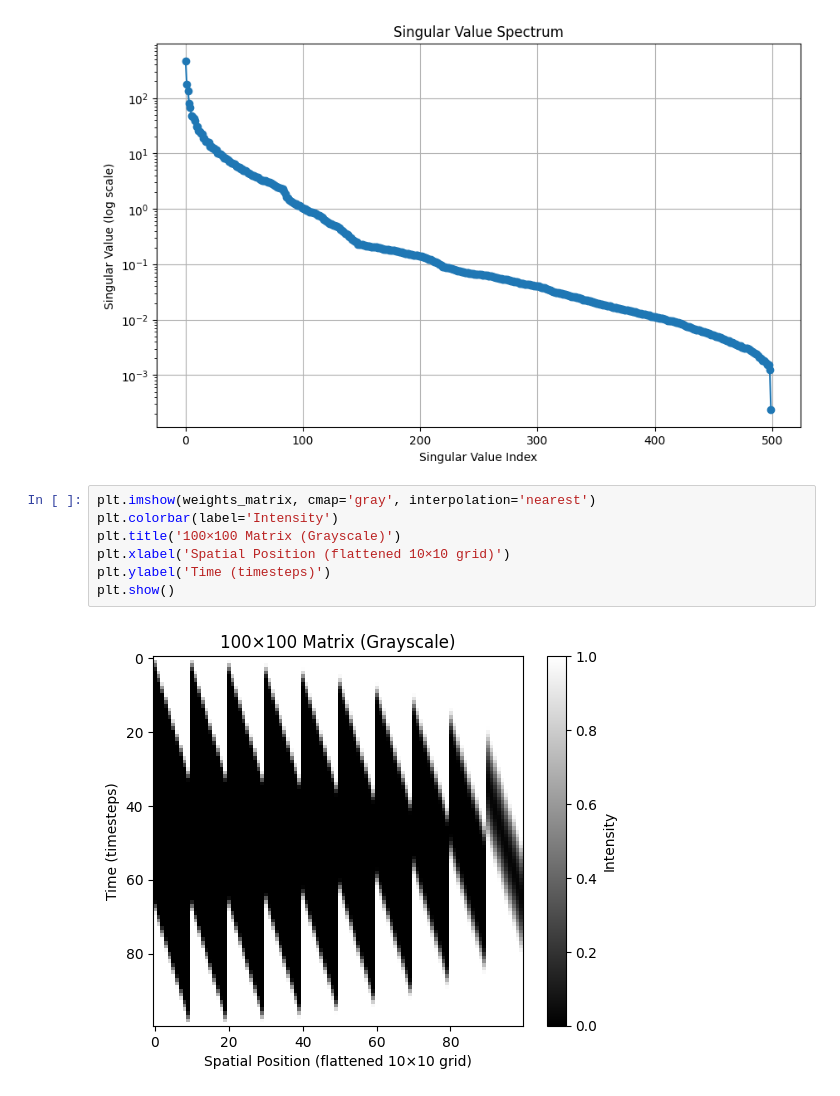
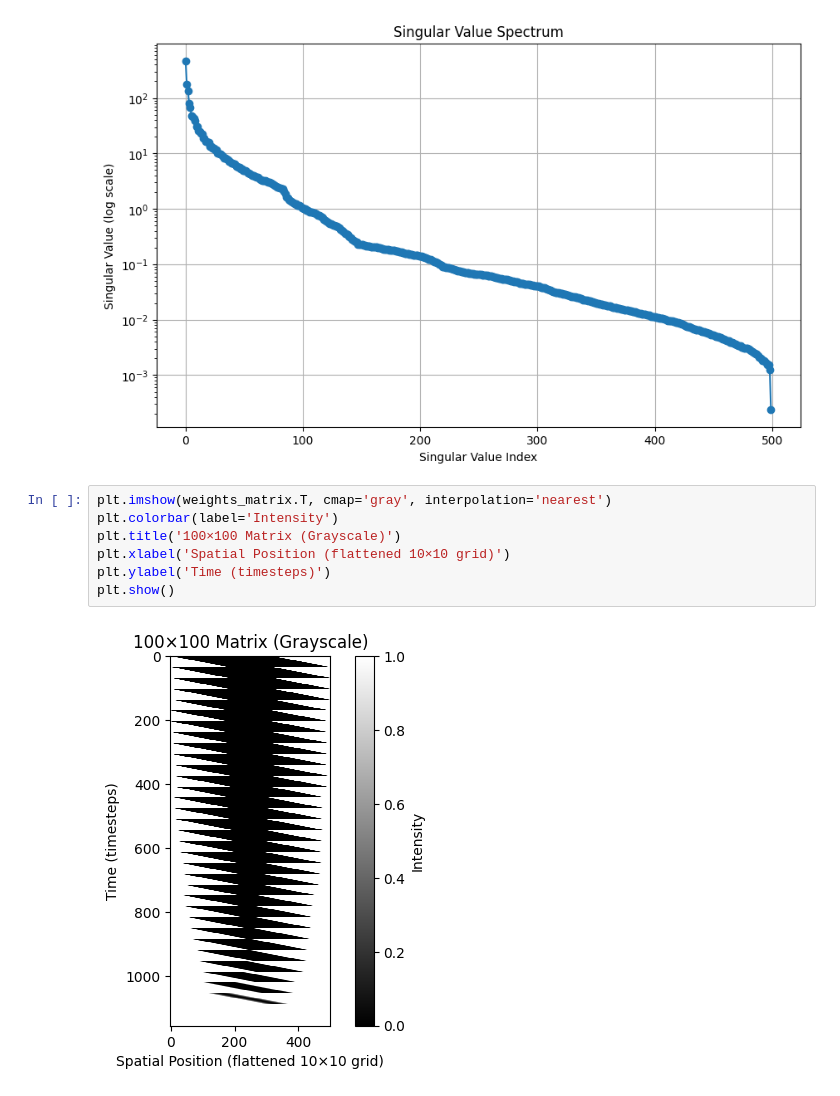
Before and after one commit to pablomerc/exoimaging, a Jupyter notebook: visualize_weight_matrix.ipynb, the cells around one changed output. Drawn from its saved outputs; the diff is of its cells as text.

```diff
--- a/visualize_weight_matrix.ipynb
+++ b/visualize_weight_matrix.ipynb
@@ -57,11 +57,11 @@ Timestep 490/500 completed
 Timestep 500/500 completed
 [figure]
 # %%
-plt.imshow(weights_matrix, cmap='gray', interpolation='nearest')
+plt.imshow(weights_matrix.T, cmap='gray', interpolation='nearest')
 plt.colorbar(label='Intensity')
 plt.title('100×100 Matrix (Grayscale)')
 plt.xlabel('Spatial Position (flattened 10×10 grid)')
 plt.ylabel('Time (timesteps)')
 plt.show()
 # %% [output]
-[figure, old version]
+[figure, new version]
```
